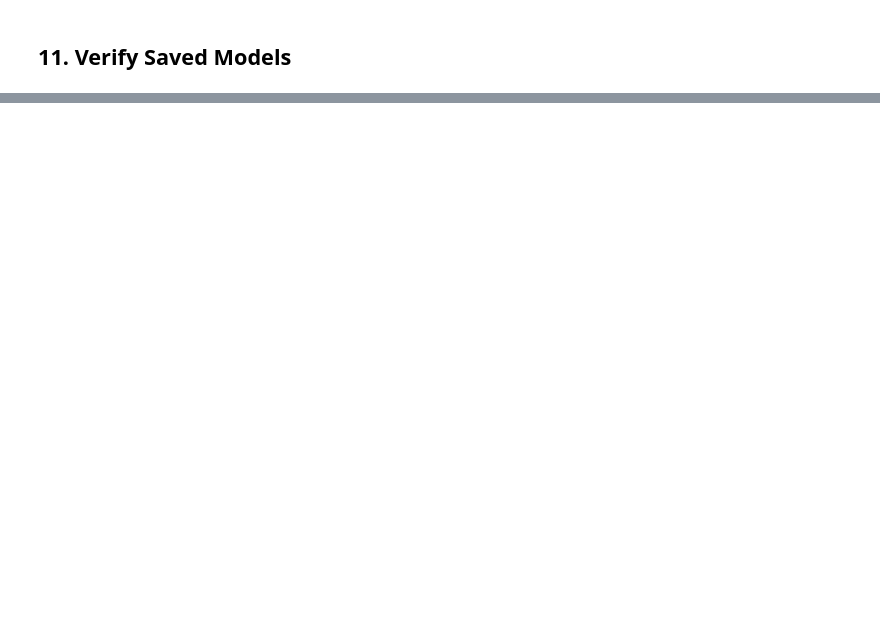
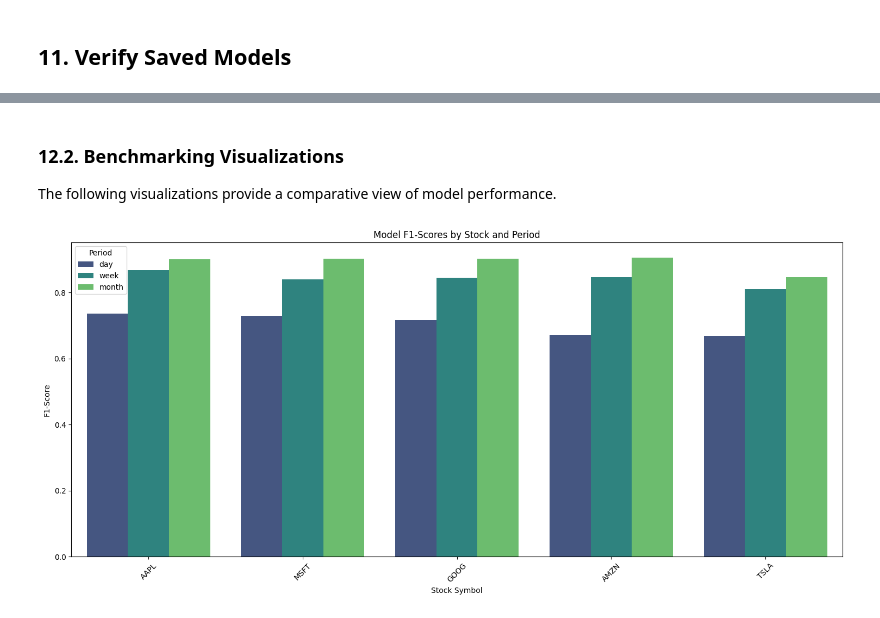
Before and after one commit to ABDERRAHMANE2303/Stock-Market-Predictor, a Jupyter notebook: ml/training/lstm_model_training.ipynb, the cells around one changed output, grey strips where cells are left out. Saved outputs shown, nothing was run; the diff lists cells and outputs as text; code cells hidden in the pictures; blank space fills up the shorter version.

Commit message:
lstm benchmark

```diff
--- a/ml/training/lstm_model_training.ipynb
+++ b/ml/training/lstm_model_training.ipynb
@@ -411,0 +879,24 @@ if process_all:
+# %% [markdown]
+### 12.2. Benchmarking Visualizations
+
+The following visualizations provide a comparative view of model performance.
+# %%
+if not benchmark_df.empty and 'F1-Score' in benchmark_df.columns:
+    # Filter out rows with NaN F1-scores for plotting
+    plot_df_f1 = benchmark_df.dropna(subset=['F1-Score'])
+    if not plot_df_f1.empty:
+        plt.figure(figsize=(15, 7))
+        sns.barplot(data=plot_df_f1, x='Stock', y='F1-Score', hue='Period', palette='viridis')
+        plt.title('Model F1-Scores by Stock and Period')
+        plt.ylabel('F1-Score')
+        plt.xlabel('Stock Symbol')
+        plt.xticks(rotation=45)
+        plt.legend(title='Period')
+        plt.tight_layout()
+        plt.show()
+    else:
+        print("No valid F1-Score data to plot after filtering NaNs.")
+else:
+    print("Benchmarking DataFrame is empty or F1-Score column missing, skipping F1-Score plot.")
+# %% [output]
+[figure, added]
```
Also changed, not shown: parts of 22 cells of this notebook, 1 other file.
